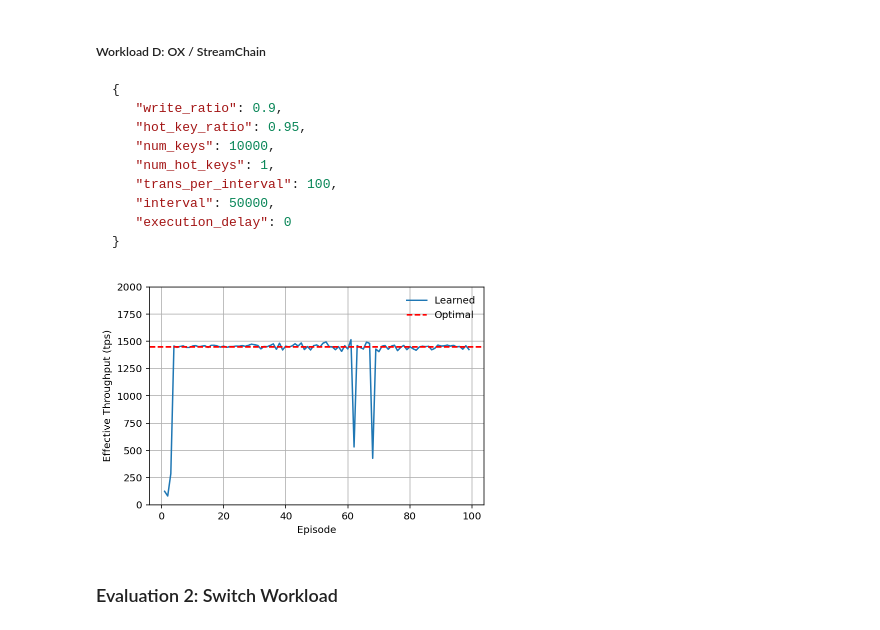
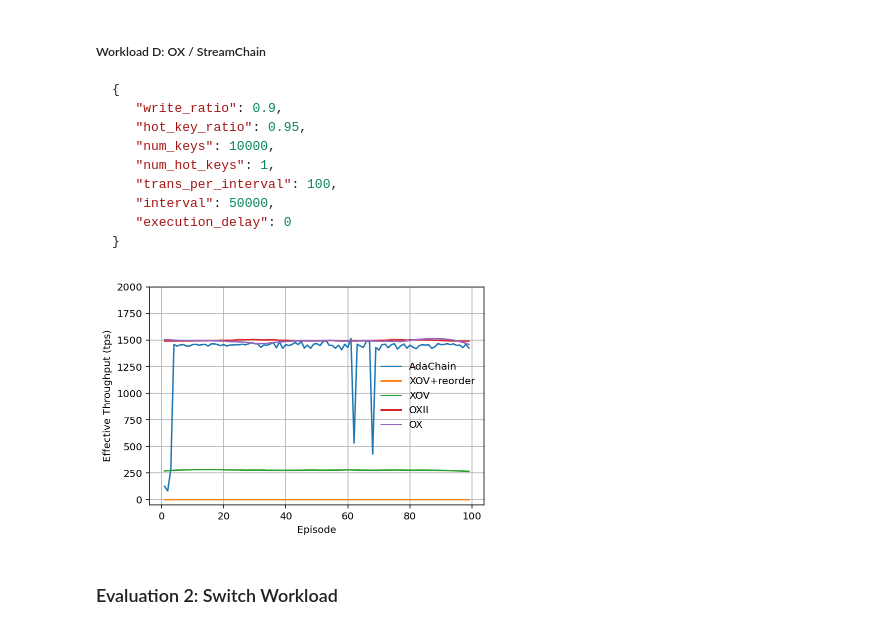
Before and after one commit to chenyuanwu/AdaChain, a Jupyter notebook: src/learning/evaluation.ipynb, the cells around one changed output. Saved outputs shown, nothing was run; the diff lists cells and outputs as text; code cells hidden in the pictures.

Commit message:
Added results: eval 1 baselines, eval 2 random exploration for the first 10 episodes

````diff
--- a/src/learning/evaluation.ipynb
+++ b/src/learning/evaluation.ipynb
@@ -30,7 +30,7 @@ def exp1_plot_throughput(workload, ylim):
     plt.xlabel('Episode')
     plt.ylabel('Effective Throughput (tps)')
     plt.ylim(0, ylim)
-    plt.plot(range(1, len(df1) + 1), df1['throughput'], label='Learned')
+    plt.plot(range(1, len(df1) + 1), df1['throughput'], label='AdaChain')
     plt.plot(range(1, len(df2) + 1), y2, label='XOV+reorder')
     plt.plot(range(1, len(df3) + 1), y3, label='XOV')
     plt.plot(range(1, len(df4) + 1), y4, label='OXII')
@@ -101,10 +101,10 @@ exp1_plot_throughput('c', 3500)
    "execution_delay": 0
 }
 ```
-# %%
-exp1_plot_throughput('data/eval1/workload_d_ada.csv', 2000, 1450)
-# %% [output]
-[figure, removed]
+# %%
+exp1_plot_throughput('d', 2000)
+# %% [output]
+[figure, added]
 # %% [markdown]
 ### Evaluation 2: Switch Workload
 # %%
````
Also changed, not shown: parts of 4 cells of this notebook, 4 other files.
